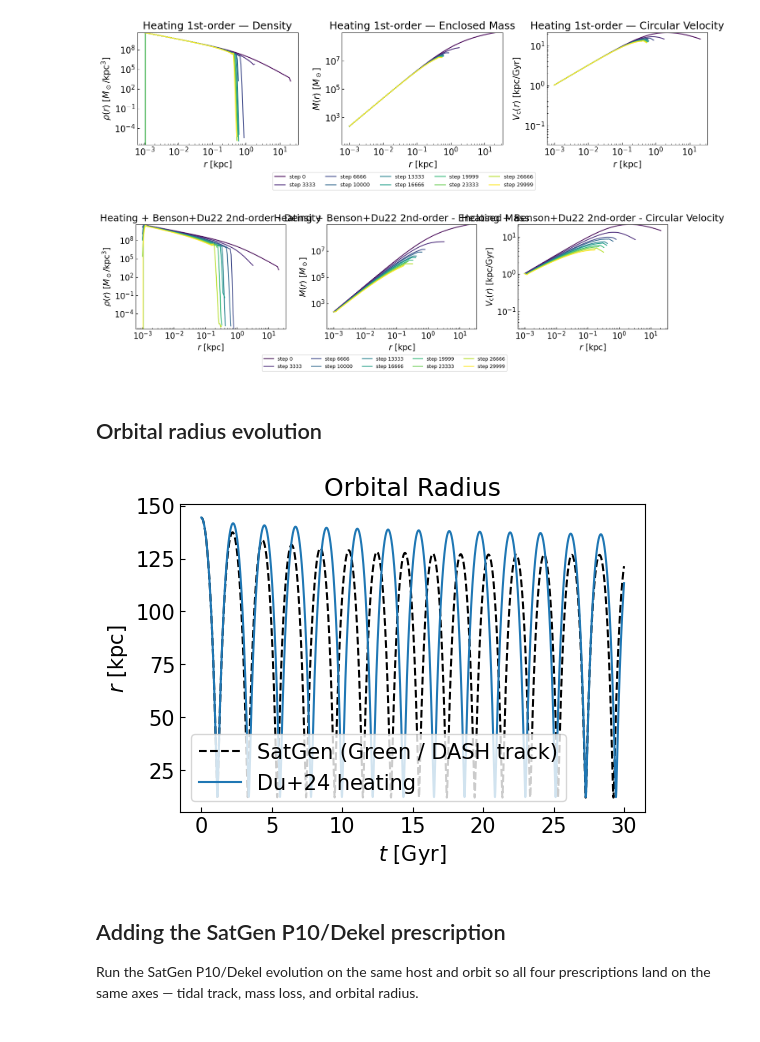
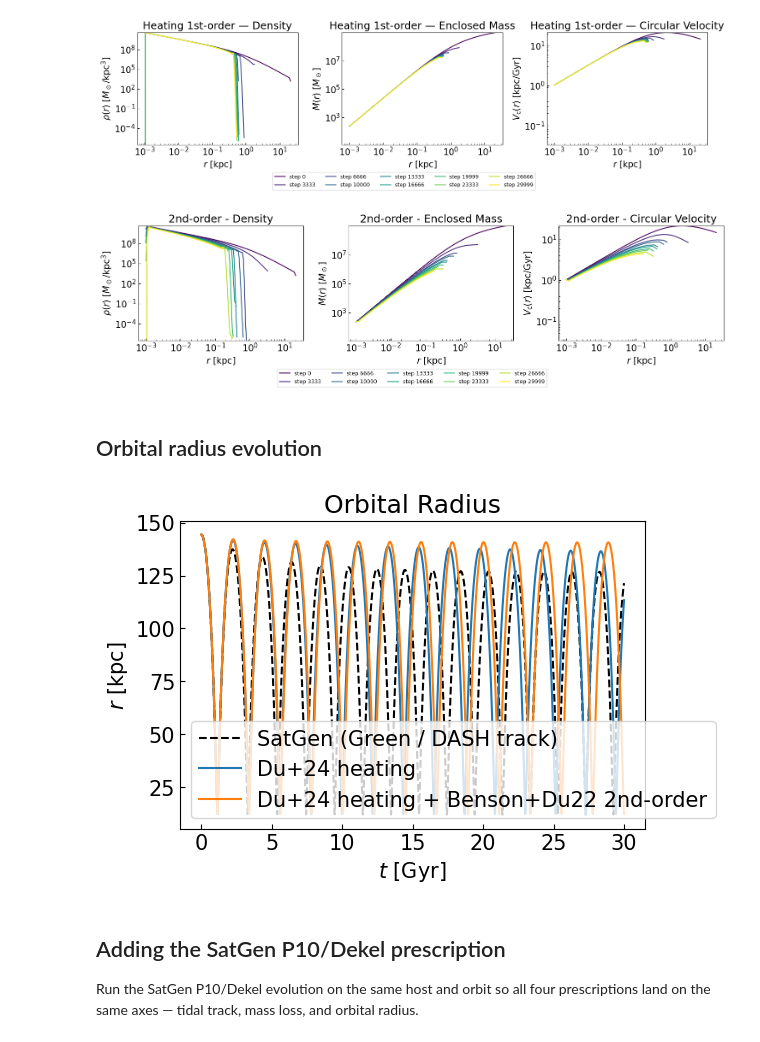
Before and after one commit to fabiokung/SatGen, a Jupyter notebook: stripping_nfw.ipynb, the cells around one changed output. Drawn from its saved outputs; the diff is of its cells as text; code cells hidden in the pictures.

```diff
--- a/stripping_nfw.ipynb
+++ b/stripping_nfw.ipynb
@@ -305,27 +305,28 @@ plt.show()
 # %%
 fig, axes = plt.subplots(1, 3, figsize=(15, 4))
 sc.plot_profile_snapshots(result_heat2, axes=axes,
-                          title_prefix='Heating + Benson+Du22 2nd-order - ', ylims=shared_ylims)
+                          title_prefix='2nd-order - ', ylims=shared_ylims)
 handles, labels = axes[0].get_legend_handles_labels()
 fig.legend(handles, labels, fontsize=9, loc='lower center',
            bbox_to_anchor=(0.5, -0.08), ncol=5)
 plt.tight_layout()
 plt.show()
 # %% [output]
-[figure, old version]
+[figure, new version]
 # %% [markdown]
 ## Orbital radius evolution
 # %%
 sc.plot_orbit(
-    [result_B, result_heat],
+    [result_B, result_heat, result_heat2],
     styles=[
         dict(color='black', linestyle='--', linewidth=1.5),   # Green / DASH
-        None,                                                 # Du+24 heating
+        None,                                                 # Du+24 heating, 1st order
+        None,                                                 # Du+24 heating, 1st + 2nd order
     ],
 )
 plt.show()
 # %% [output]
-[figure, old version]
+[figure, new version]
 # %% [markdown]
 ## Adding the SatGen P10/Dekel prescription
 
```
Also changed, not shown: parts of 5 cells of this notebook, 3 other files.
